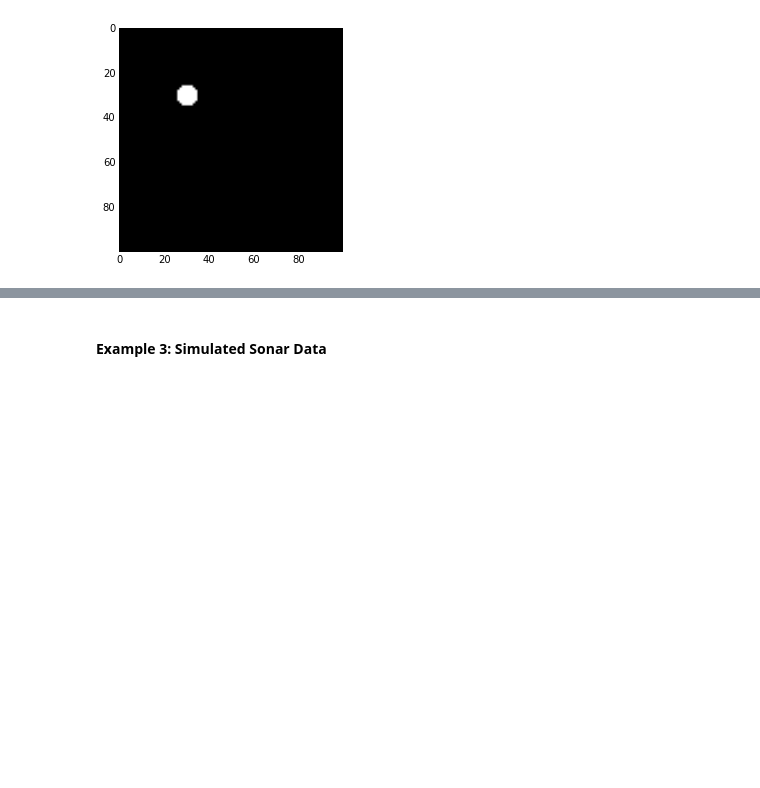
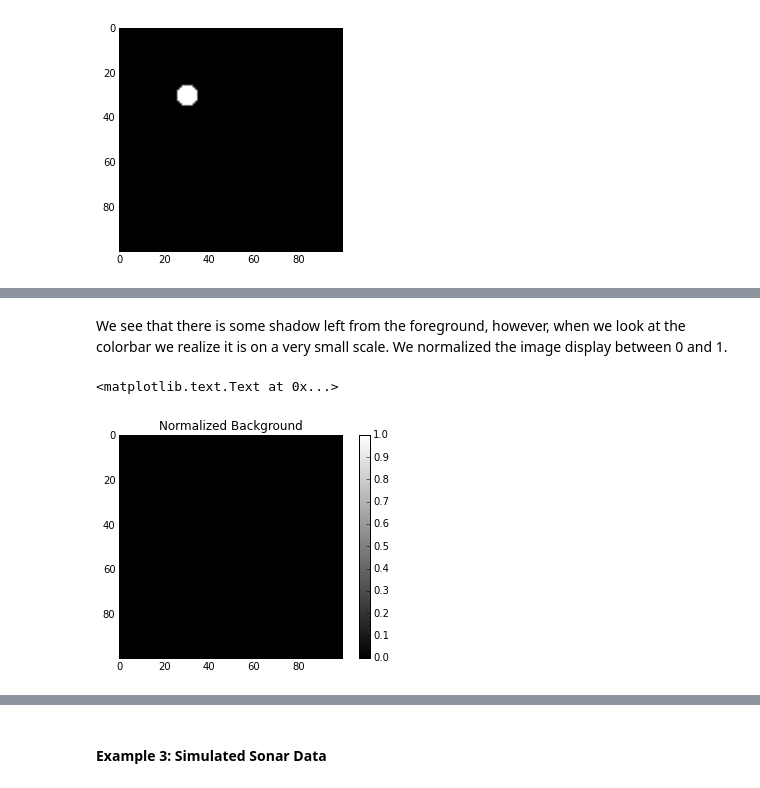
Before and after one commit to valentina-s/daskDMD, a Jupyter notebook: DMD_benchmarking.ipynb, the cells around one changed output, grey strips where cells are left out. Drawn from its saved outputs; the diff is of its cells as text; code cells hidden in the pictures; blank space fills up the shorter version.

```diff
--- a/DMD_benchmarking.ipynb
+++ b/DMD_benchmarking.ipynb
@@ -260 +249,10 @@ NameError: name 'res' is not defined
+# %% [markdown]
+We see that there is some shadow left from the foreground, however, when we look at the colorbar we realize it is on a very small scale. We normalized the image display between 0 and 1.
+# %%
+plt.imshow(np.real(frames_new[:,:,10]),vmin=0, vmax=1,cmap = 'gray')
+plt.colorbar()
+plt.title('Normalized Background')
+# %% [output]
+<matplotlib.text.Text at 0x...>
+[figure, added]
 # %%
```
Also changed, not shown: parts of 34 cells of this notebook.
